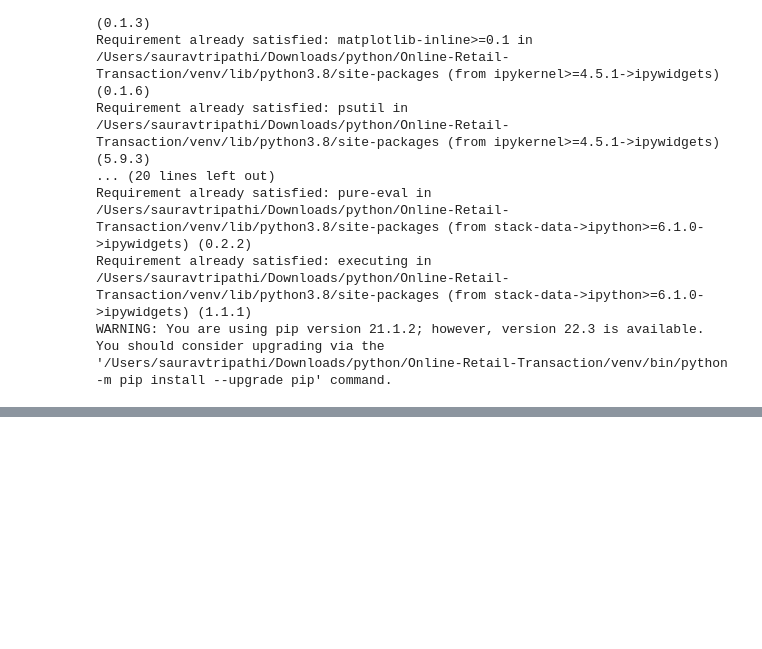
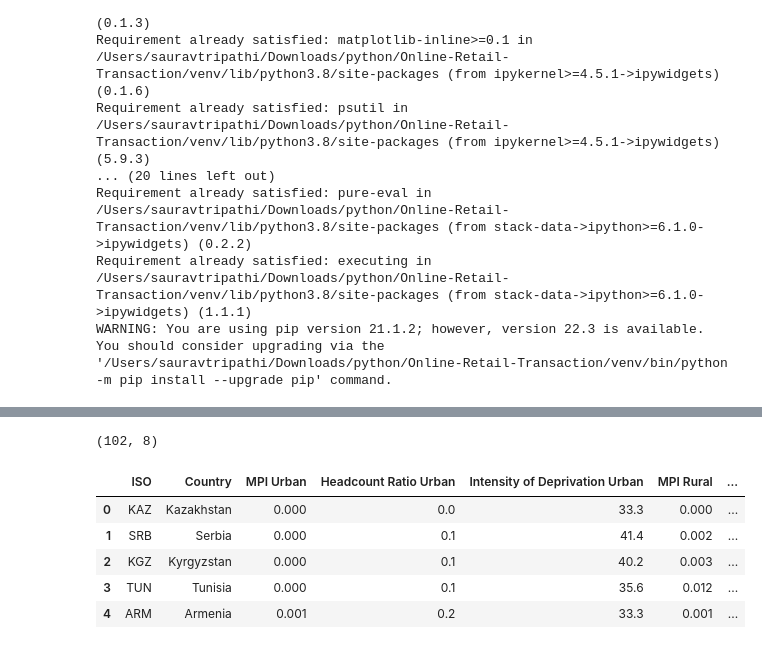
Before and after one commit to isauravmanitripathi/Analysing-Poverty, a Jupyter notebook: poverty.ipynb, the cells around one changed output, grey strips where cells are left out. Drawn from its saved outputs; the diff is of its cells as text; code cells hidden in the pictures; blank space fills up the shorter version.

```diff
--- a/poverty.ipynb
+++ b/poverty.ipynb
@@ -42,0 +60,14 @@ You should consider upgrading via the '/Users/sauravtripathi/Downloads/python/On
+# %%
+country = pd.read_csv('MPI_national.csv', engine = 'python')
+country.shape
+# %% [output]
+(102, 8)
+# %%
+country.head()
+# %% [output]
+|  | ISO | Country | MPI Urban | Headcount Ratio Urban | Intensity of Deprivation Urban | MPI Rural | ... |
+| 0 | KAZ | Kazakhstan | 0.000 | 0.0 | 33.3 | 0.000 | ... |
+| 1 | SRB | Serbia | 0.000 | 0.1 | 41.4 | 0.002 | ... |
+| 2 | KGZ | Kyrgyzstan | 0.000 | 0.1 | 40.2 | 0.003 | ... |
+| 3 | TUN | Tunisia | 0.000 | 0.1 | 35.6 | 0.012 | ... |
+| 4 | ARM | Armenia | 0.001 | 0.2 | 33.3 | 0.001 | ... |
```
Also changed, not shown: parts of 9 cells of this notebook.
